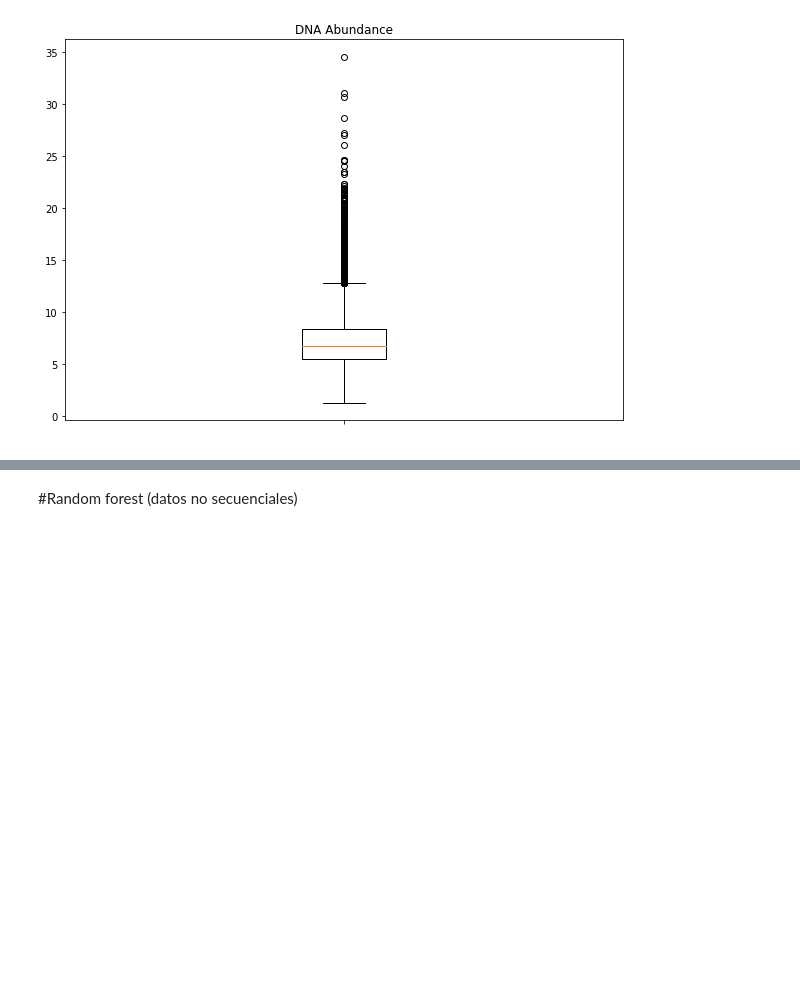
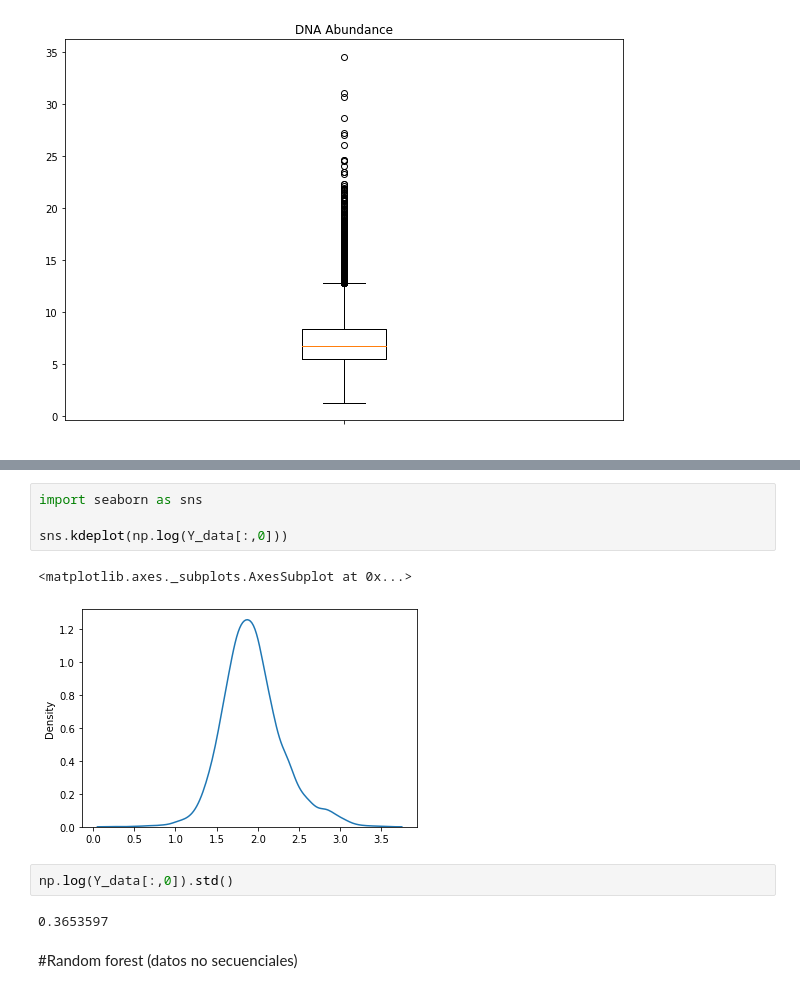
Before and after one commit to Cardomper/Prediccion-de-la-abundancia-de-ARNm-usando-deep-learning, a Jupyter notebook: TFM_Carlos.ipynb, the cells around one changed output, grey strips where cells are left out. Saved outputs shown, nothing was run; the diff lists cells and outputs as text; blank space fills up the shorter version.

```diff
--- a/TFM_Carlos.ipynb
+++ b/TFM_Carlos.ipynb
@@ -141,3 +149,14 @@ plt.show()
+# %%
+import seaborn as sns
+
+sns.kdeplot(np.log(Y_data[:,0]))
+# %% [output]
+<matplotlib.axes._subplots.AxesSubplot at 0x...>
+[figure, added]
+# %%
+np.log(Y_data[:,0]).std()
+# %% [output]
+0.3653597
 # %% [markdown]
 #Random forest (datos no secuenciales)
 # %%
```
Also changed, not shown: parts of 72 cells of this notebook.
